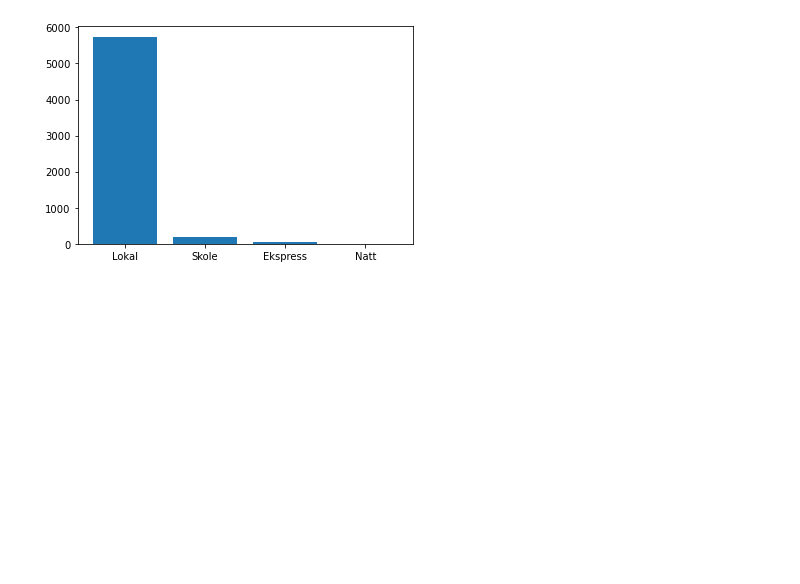
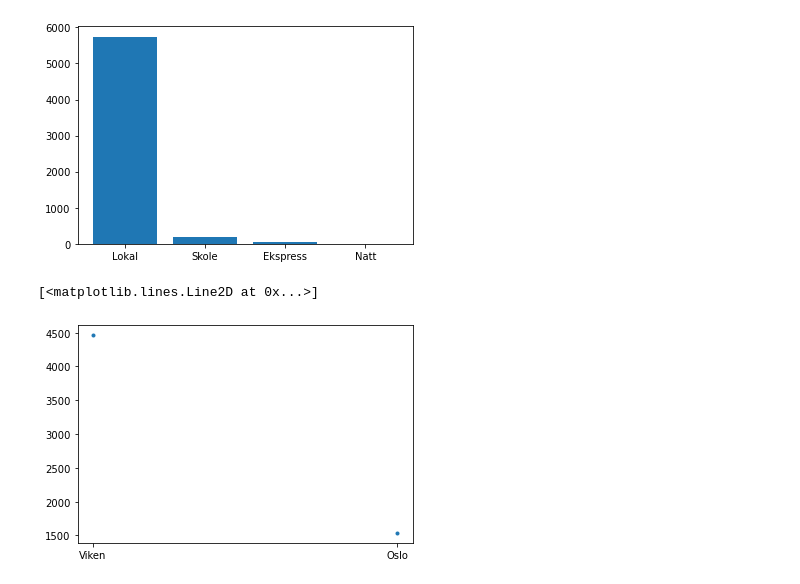
Before and after one commit to Kenn3Th/DAVE3625, a Jupyter notebook: Assignment_1/Oblig1.ipynb, the cells around one changed output. Drawn from its saved outputs; the diff is of its cells as text; code cells hidden in the pictures; blank space fills up the shorter version.

```diff
--- a/Assignment_1/Oblig1.ipynb
+++ b/Assignment_1/Oblig1.ipynb
@@ -141,3 +152,11 @@ Skole         63
 Natt           3
 Name: Linjetype, dtype: int64
 [figure]
+# %%
+fig = plt.figure()
+
+ax = fig.add_subplot(1,1,1)
+ax.plot(Ruter_df['Fylke'].value_counts(),".")
+# %% [output]
+[<matplotlib.lines.Line2D at 0x...>]
+[figure, added]
```
Also changed, not shown: parts of 29 cells of this notebook, 1 other file.
